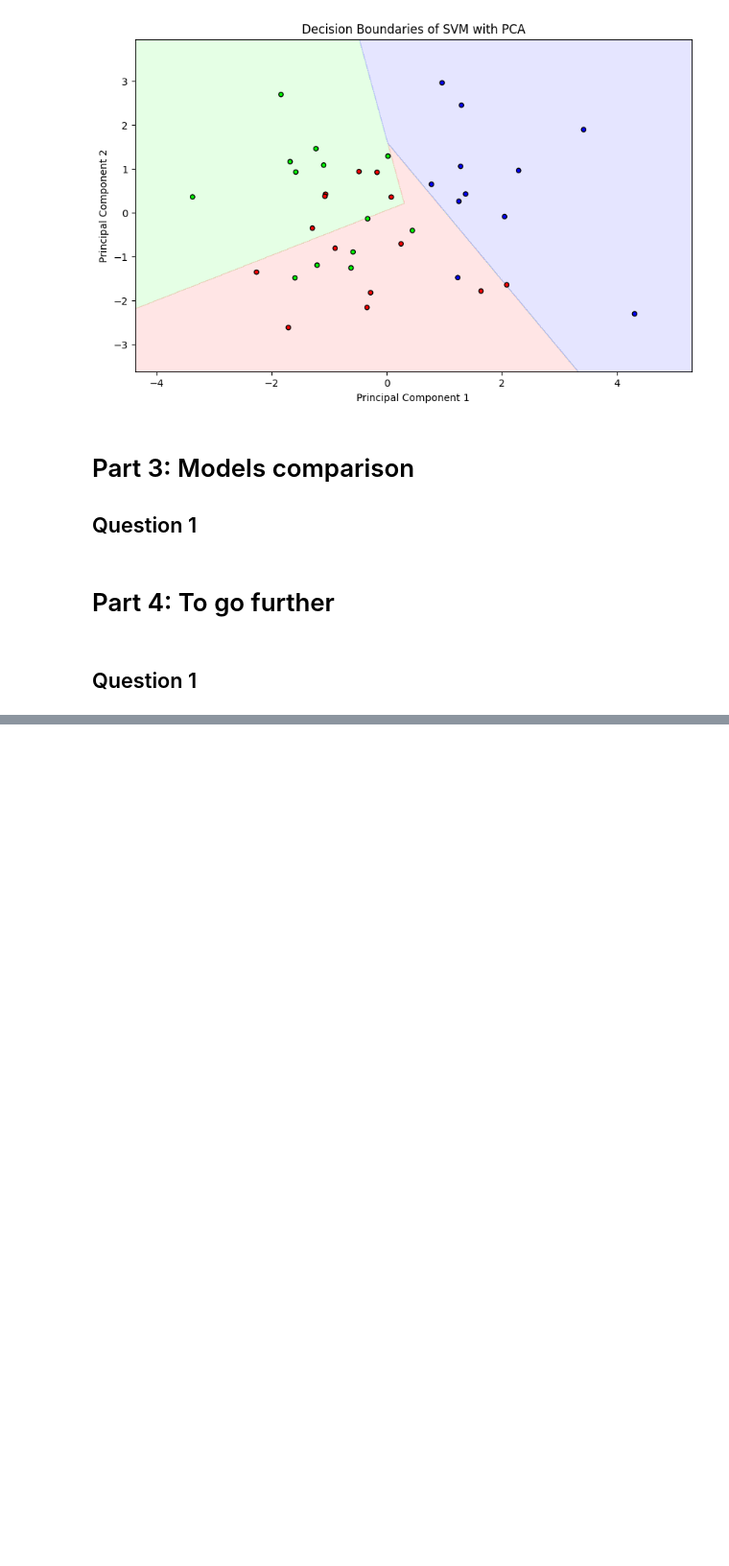
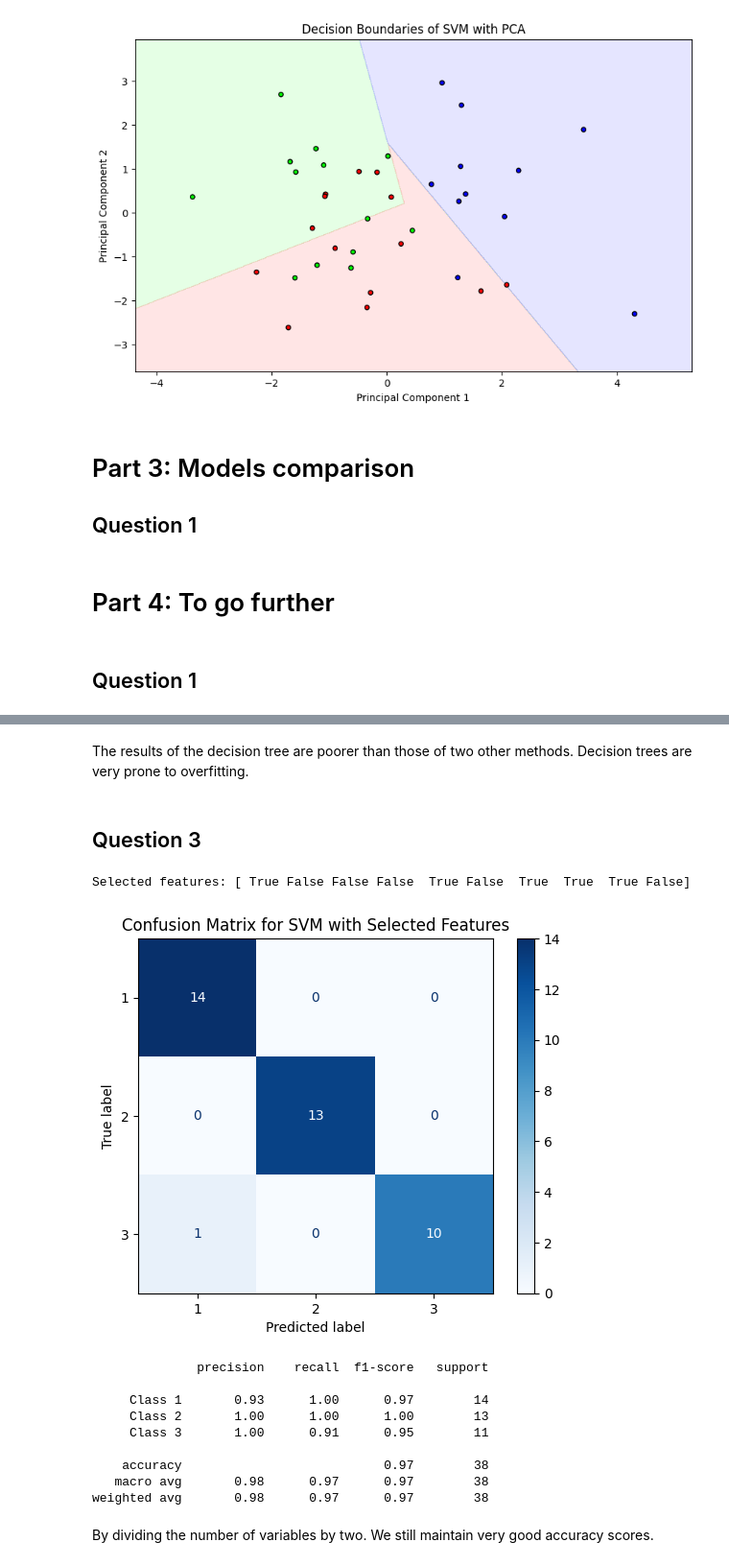
Before and after one commit to gael-mehdi/e-business-db-mini-projet, a Jupyter notebook: Part_2_supervised_learning.ipynb, the cells around one changed output, grey strips where cells are left out. Shown: that part at 96% size. Cells and saved outputs as stored; diff of their text form; code cells hidden in the pictures; blank space fills up the shorter version.

```diff
--- a/Part_2_supervised_learning.ipynb
+++ b/Part_2_supervised_learning.ipynb
@@ -430,3 +467,57 @@ Accuracy: 1.0
    macro avg       1.00      1.00      1.00        38
 weighted avg       1.00      1.00      1.00        38
 [figure]
+# %% [markdown]
+The results of the decision tree are poorer than those of two other methods. Decision trees are very prone to overfitting.
+# %% [markdown]
+## Question 3
+# %%
+from sklearn.feature_selection import RFE
+
+# Initialize the SVM model
+svm = SVC(kernel='linear')
+
+# Perform Recursive Feature Elimination (RFE)
+selector = RFE(svm, n_features_to_select=5, step=1)
+selector = selector.fit(Z, Y)
+
+# Get the selected features
+selected_features = selector.support_
+print("Selected features:", selected_features)
+
+# Transform the dataset to include only the selected features
+Z_selected = selector.transform(Z)
+
+# Train the SVM model with the selected features
+svm_optimal_selected = SVC(C=0.1, kernel='linear')
+svm_optimal_selected.fit(Z_selected, Y)
+
+# Predict the labels
+Y_pred_selected = svm_optimal_selected.predict(Z_selected)
+
+# Compute the confusion matrix
+cm_selected = confusion_matrix(Y, Y_pred_selected)
+
+# Display the confusion matrix
+disp_selected = ConfusionMatrixDisplay(confusion_matrix=cm_selected, display_labels=svm_optimal_selected.classes_)
+disp_selected.plot(cmap=plt.cm.Blues)
+plt.title('Confusion Matrix for SVM with Selected Features')
+plt.show()
+
+# Generate the classification report
+report_selected = classification_report(Y, Y_pred_selected, target_names=['Class 1', 'Class 2', 'Class 3'])
+print(report_selected)
+# %% [output]
+Selected features: [ True False False False  True False  True  True  True False]
+[figure, added]
+              precision    recall  f1-score   support
+
+     Class 1       0.93      1.00      0.97        14
+     Class 2       1.00      1.00      1.00        13
+     Class 3       1.00      0.91      0.95        11
+
+    accuracy                           0.97        38
+   macro avg       0.98      0.97      0.97        38
+weighted avg       0.98      0.97      0.97        38
+# %% [markdown]
+By dividing the number of variables by two. We still maintain very good accuracy scores.
```
Also changed, not shown: parts of 2 cells of this notebook.
